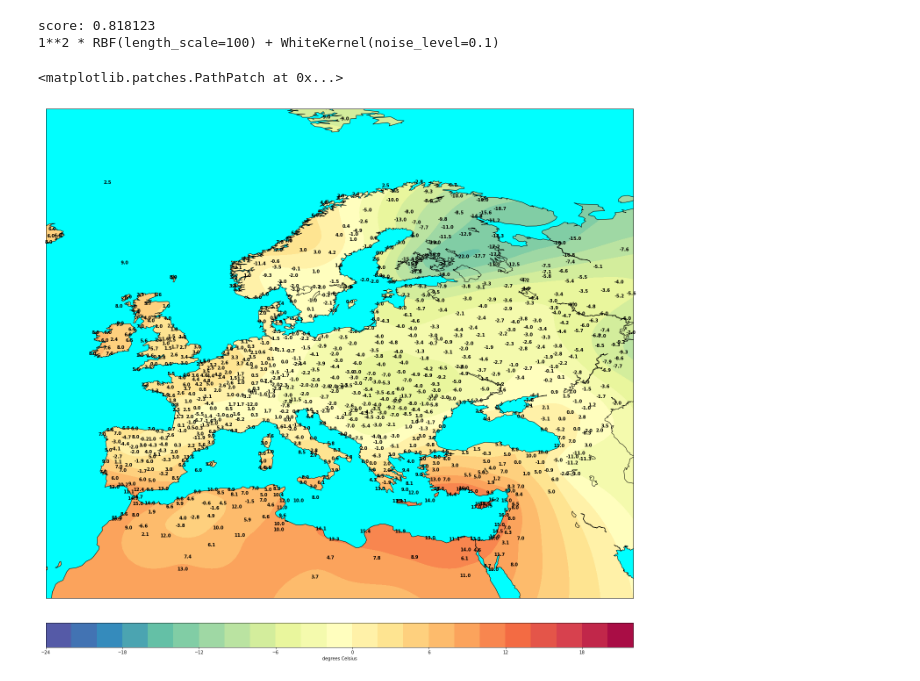
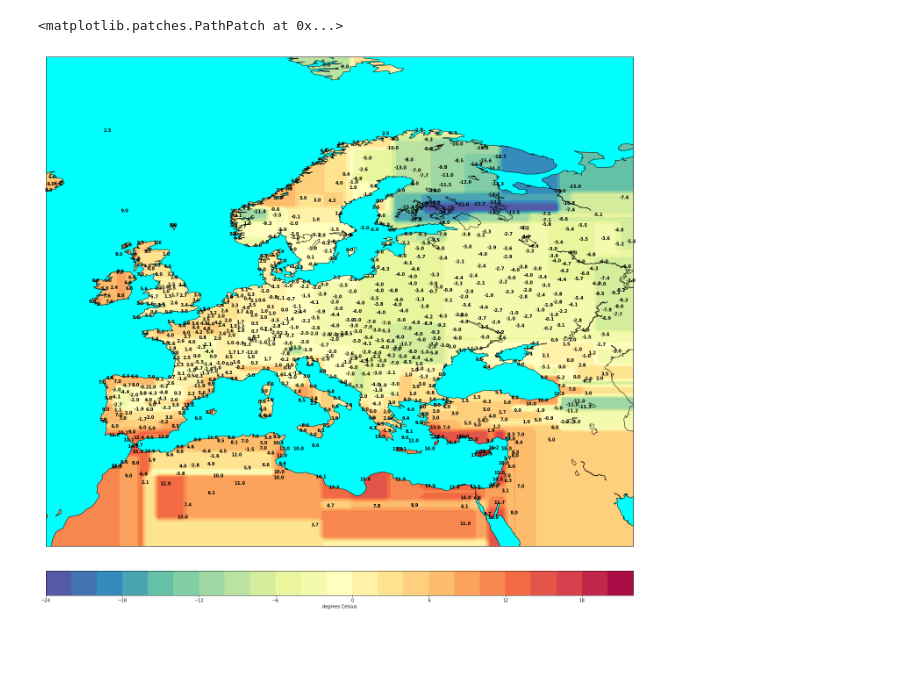
Before and after one commit to tam-leminh/meteo-data-ml, a Jupyter notebook: Meteo.ipynb, the cells around one changed output. Cells and saved outputs as stored; diff of their text form; code cells hidden in the pictures; blank space fills up the shorter version.

Commit message:
ADD Simple tree regression

```diff
--- a/Meteo.ipynb
+++ b/Meteo.ipynb
@@ -9,6 +9,7 @@ import time
 import math
 from sklearn.gaussian_process import GaussianProcessRegressor
 from sklearn.gaussian_process.kernels import DotProduct, WhiteKernel, RBF, RationalQuadratic, ConstantKernel as C
+from sklearn.tree import DecisionTreeRegressor
 import CustomKernels
 from CustomDistances import sq_distance, hv_distance
 from matplotlib.patches import Path, PathPatch
@@ -133,12 +134,21 @@ def gaussprocess_temp(X, y, grid):
 def GWR_temp(X, y, grid):
 
     kernel = C(1.0)*CustomKernels.RBF(length_scale=100.0, metric='haversine') + WhiteKernel(0.1)
-    #gpr = GaussianProcessRegressor(kernel=kernel, alpha = 0, optimizer='fmin_l_bfgs_b', n_restarts_optimizer=10, normalize_y=True, random_state=0).fit(X, y)
-    gpr = GaussianProcessRegressor(kernel=kernel, alpha = 0, optimizer=None, n_restarts_optimizer=0, normalize_y=True, random_state=0).fit(X, y)
+    #gwr = GaussianProcessRegressor(kernel=kernel, alpha = 0, optimizer='fmin_l_bfgs_b', n_restarts_optimizer=10, normalize_y=True, random_state=0).fit(X, y)
+    gwr = GaussianProcessRegressor(kernel=kernel, alpha = 0, optimizer=None, n_restarts_optimizer=0, normalize_y=True, random_state=0).fit(X, y)
     print("score: %f" % gpr.score(X, y))
     preds = gpr.predict(grid)
     print(gpr.kernel_)
+
     return preds
+
+
+def regressiontree_temp(X, y, grid, max_depth):
+
+    rtree = DecisionTreeRegressor(max_depth=max_depth).fit(X, y)
+    preds = rtree.predict(grid)
+
+    return preds
 # %%
 #Read cities list
 obs = pd.read_csv("data/current-version/Temp-2019_01_03-21_21.csv", ',')
@@ -189,7 +199,8 @@ grid = format_grid_for_prediction(glats, glons)
 #preds = NNI_temp(X_learn, y_learn, grid)
 #preds = IDW_temp(X_learn, y_learn, grid, 500)
 #preds = gaussprocess_temp(X_learn, y_learn, grid)
-preds = GWR_temp(X_learn, y_learn, grid)
+#preds = GWR_temp(X_learn, y_learn, grid)
+preds = regressiontree_temp(X_learn, y_learn, grid, 9)
 predict = format_prediction_to_grid(preds, nx, ny)
 
 #Plot contours
@@ -197,34 +208,32 @@ clevs = [-24,-22,-20,-18,-16,-14,-12,-10,-8,-6,-4,-2,0,2,4,6,8,10,12,14,16,18,20
 cs = map.contourf(gx,gy,predict,clevs,cmap='Spectral_r')
 
 #Display colorbar
 cbar = map.colorbar(cs,location='bottom',pad="5%")
 cbar.set_label('degrees Celsius')
 
 ##getting the limits of the map:
 x0,x1 = ax.get_xlim()
 y0,y1 = ax.get_ylim()
 map_edges = np.array([[x0,y0],[x1,y0],[x1,y1],[x0,y1]])
 
 ##getting all polygons used to draw the coastlines of the map
 polys = [p.boundary for p in map.landpolygons]
 
 ##combining with map edges
 polys = [map_edges]+polys[:]
 
 ##creating a PathPatch
 codes = [
     [Path.MOVETO] + [Path.LINETO for p in p[1:]]
     for p in polys
 ]
 polys_lin = [v for p in polys for v in p]
 codes_lin = [c for cs in codes for c in cs]
 path = Path(polys_lin, codes_lin)
 patch = PathPatch(path,facecolor='cyan', lw=0)
 
 ##masking the data:
 ax.add_patch(patch)
 # %% [output]
-score: 0.818123
-1**2 * RBF(length_scale=100) + WhiteKernel(noise_level=0.1)
+<matplotlib.patches.PathPatch at 0x...>
-<matplotlib.patches.PathPatch at 0x...>
-[figure, old version]
+[figure, new version]
```
